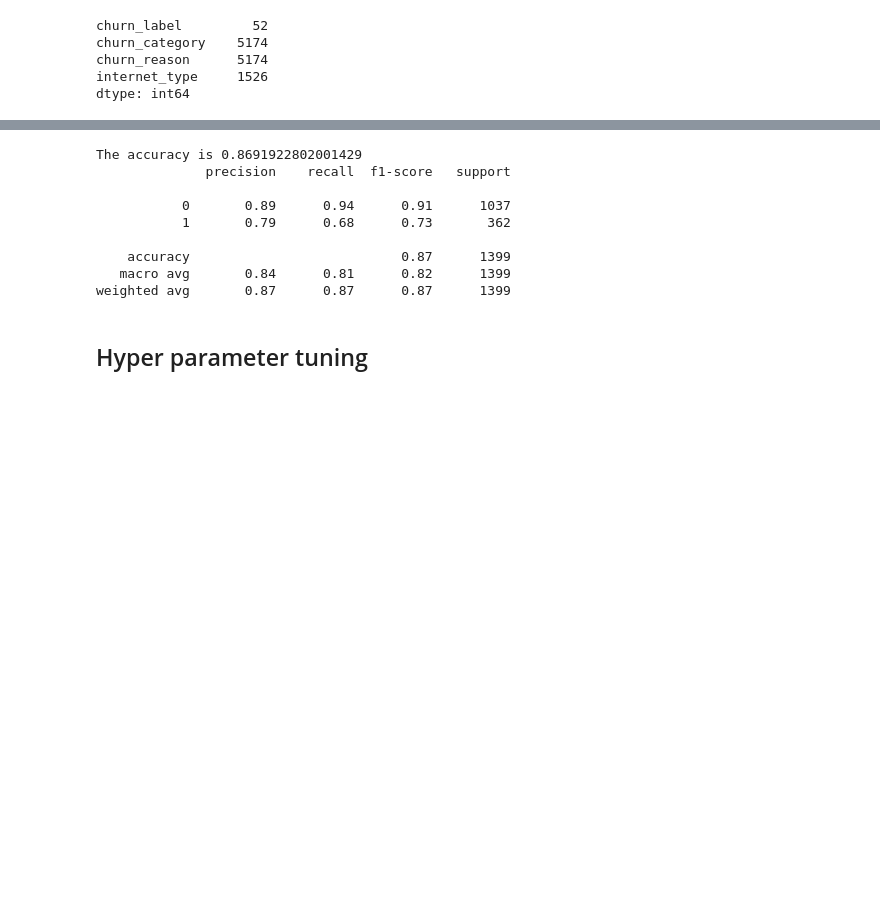
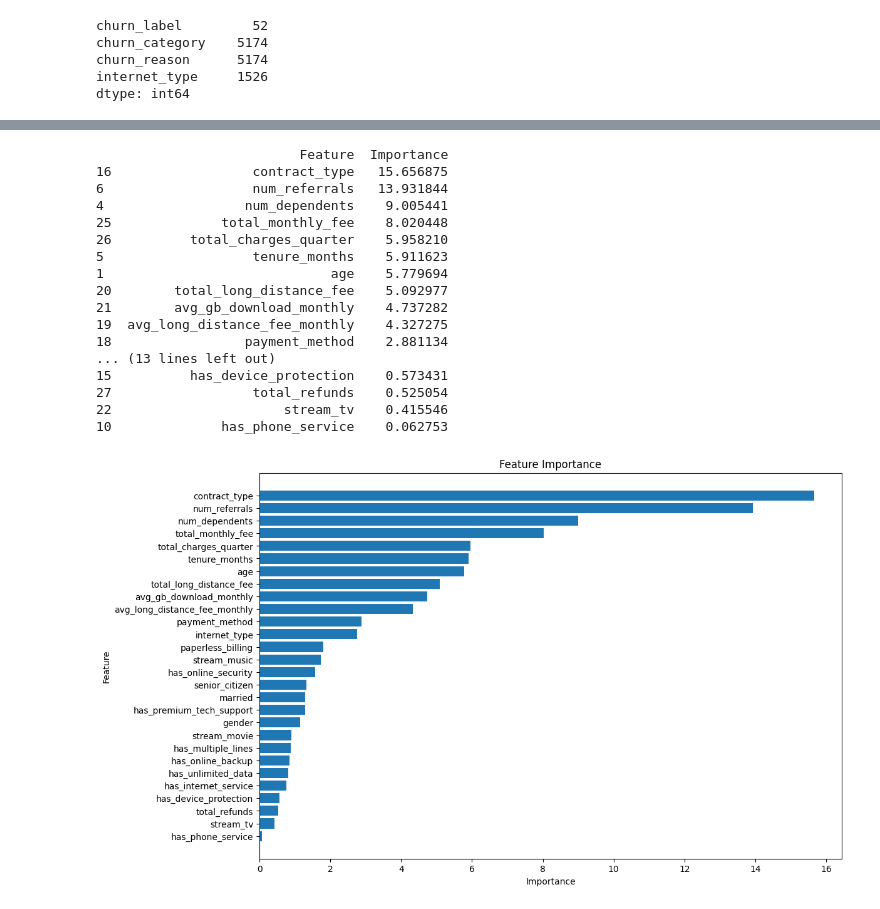
Before and after one commit to MHidayatz/AI300_Projects, a Jupyter notebook: notebooks/WorkingNotebook.ipynb, the cells around one changed output, grey strips where cells are left out. Saved outputs shown, nothing was run; the diff lists cells and outputs as text; code cells hidden in the pictures; blank space fills up the shorter version.

```diff
--- a/notebooks/WorkingNotebook.ipynb
+++ b/notebooks/WorkingNotebook.ipynb
@@ -377,0 +388,8 @@ data = df
+# %%
+# Cleaning the data and column
+
+# Remove rows with missing churn_label values
+data = data.dropna(subset=['churn_label'])
+
+# Drop the churn_category and churn_reason columns
+data = data.drop(columns=['churn_category', 'churn_reason','account_id','customer_id','age_group','status','zip_code','area_id','population','city'])
@@ -470,32 +521,40 @@ print(f"The AUC is {auc}")
-# %%
-from catboost import CatBoostClassifier
-
-# Initialize CatBoostClassifier
-model = CatBoostClassifier(verbose=0, random_seed=42)
-
-# Train the model
-model.fit(X_train, y_train)
-
-# Predict on the test set
-y_pred = model.predict(X_test)
-
-# Evaluate the model's performance
-from sklearn.metrics import accuracy_score, classification_report
-
-accuracy = accuracy_score(y_test, y_pred)
-classification_rep = classification_report(y_test, y_pred)
-
-print(f"The accuracy is {accuracy}")
-print(classification_rep)
-# %% [output]
-The accuracy is 0.8691922802001429
-              precision    recall  f1-score   support
-
-           0       0.89      0.94      0.91      1037
-           1       0.79      0.68      0.73       362
-
-    accuracy                           0.87      1399
-   macro avg       0.84      0.81      0.82      1399
-weighted avg       0.87      0.87      0.87      1399
-# %% [markdown]
-## Hyper parameter tuning
+# %%
+# 2. Extract feature importance
+feature_importances = model.get_feature_importance()
+feature_names = X_train.columns
+
+# Create a DataFrame for the importances and sort by importance
+importance_df = pd.DataFrame({
+    'Feature': feature_names,
+    'Importance': feature_importances
+}).sort_values(by='Importance', ascending=False)
+
+print(importance_df)
+
+# 3. (Optional) Visualize the feature importance
+plt.figure(figsize=(12, 8))
+plt.barh(importance_df['Feature'], importance_df['Importance'])
+plt.xlabel('Importance')
+plt.ylabel('Feature')
+plt.title('Feature Importance')
+plt.gca().invert_yaxis()  # Highest importance at the top
+plt.show()
+# %% [output]
+                          Feature  Importance
+16                  contract_type   15.656875
+6                   num_referrals   13.931844
+4                  num_dependents    9.005441
+25              total_monthly_fee    8.020448
+26          total_charges_quarter    5.958210
+5                   tenure_months    5.911623
+1                             age    5.779694
+20        total_long_distance_fee    5.092977
+21        avg_gb_download_monthly    4.737282
+19  avg_long_distance_fee_monthly    4.327275
+18                 payment_method    2.881134
+... (13 lines left out)
+15          has_device_protection    0.573431
+27                  total_refunds    0.525054
+22                      stream_tv    0.415546
+10              has_phone_service    0.062753
+[figure, added]
```
Also changed, not shown: parts of 26 cells of this notebook, 6 other files.
